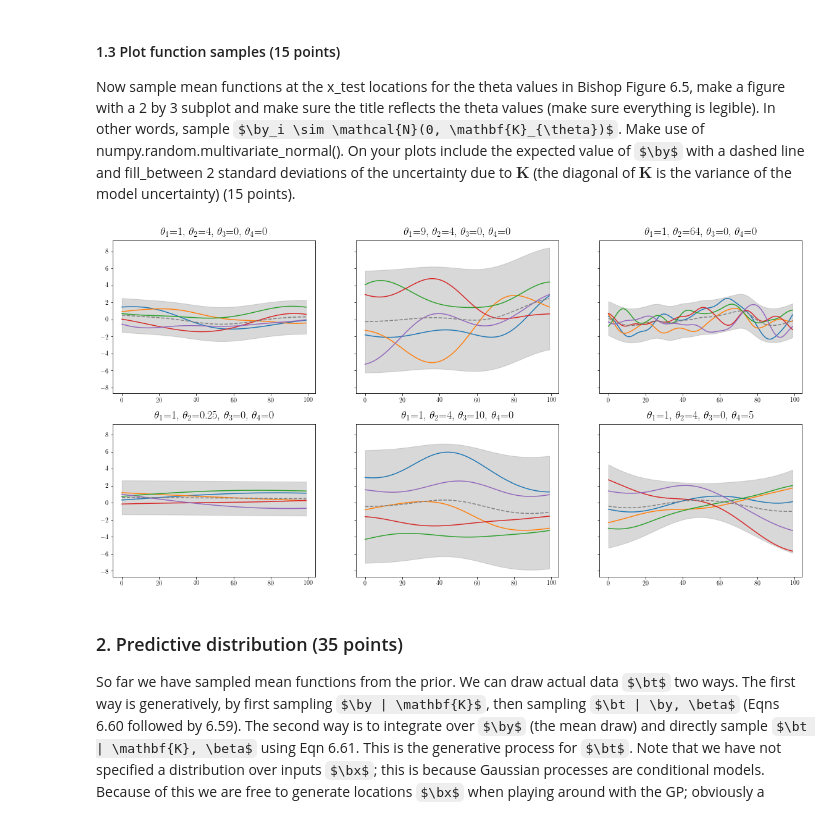
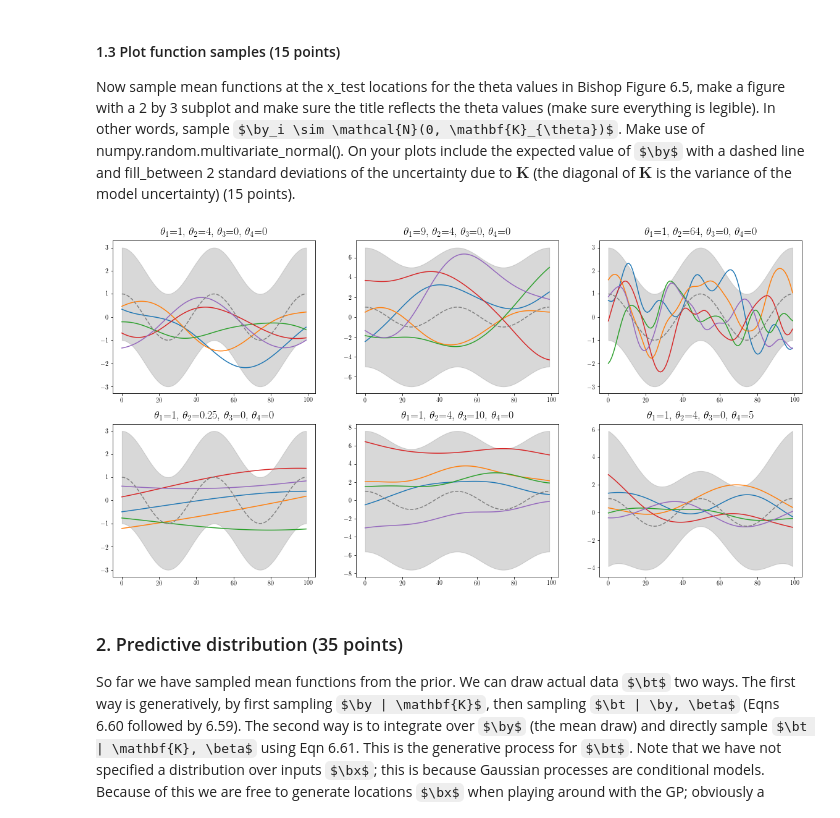
Before and after one commit to Kaleidophon/-friendly-octo-palm-tree, a Jupyter notebook: lab3.ipynb, the cells around one changed output. Drawn from its saved outputs; the diff is of its cells as text; code cells hidden in the pictures; some formulas as TeX source.

```diff
--- a/lab3.ipynb
+++ b/lab3.ipynb
@@ -111,39 +111,37 @@ Now sample mean functions at the x_test locations for the theta values in Bishop
 # %%
 theta_combinations = [
     [1, 4, 0, 0],
     [9, 4, 0, 0],
     [1, 64, 0, 0],
     [1, 0.25, 0, 0],
     [1, 4, 10, 0],
     [1, 4, 0, 5]
 ]
-K = computeK(x_test, x_test, thetas)
 plt.rc('text', usetex=True)
 plt.rc('font', family='serif')
-fig, axes = plt.subplots(2, 3, sharey="all")
+fig, axes = plt.subplots(2, 3)
 n = 5  # Number of sampled functions
 x = range(len(x_test))
 
 for thetas, ax in zip(theta_combinations, axes.flatten()):
     K = computeK(x_test, x_test, thetas)
     ys = numpy.random.multivariate_normal([0] * K.shape[0], numpy.array(K), size=n)
 
     # Plot sampled functions
     for y in ys:
         ax.plot(x, y)
 
     # Plot mean function
-    y_mean = ys.sum(axis=0) / len(ys)
-    ax.plot(x, y_mean, linestyle="--", color="grey")
+    ax.plot(x, y_test, linestyle="--", color="grey")
 
     # Plot uncertainty
     std_dev = numpy.sqrt(K.diagonal())
-    ax.fill_between(x, y_mean - 2 * std_dev, y_mean + 2 * std_dev, alpha=0.3, color='grey')
+    ax.fill_between(x, y_test - 2 * std_dev, y_test + 2 * std_dev, alpha=0.3, color='grey')
 
     # Title
     ax.set_title(r"$\theta_1$={}, $\theta_2$={}, $\theta_3$={}, $\theta_4$={}".format(*thetas), size=18)
 # %% [output]
-[figure, old version]
+[figure, new version]
 # %% [markdown]
 ### 2. Predictive distribution (35 points)
 So far we have sampled mean functions from the prior.  We can draw actual data $\bt$ two ways.  The first way is generatively, by first sampling $\by | \mathbf{K}$, then sampling $\bt | \by, \beta$ (Eqns 6.60 followed by 6.59).  The second way is to integrate over $\by$ (the mean draw) and directly sample $\bt | \mathbf{K}, \beta$ using Eqn 6.61.    This is the generative process for $\bt$.  Note that we have not specified a distribution over inputs $\bx$;  this is because Gaussian processes are conditional models.  Because of this we are free to generate locations $\bx$ when playing around with the GP; obviously a dataset will give us input-output pairs.
```
Also changed, not shown: parts of 6 cells of this notebook.
